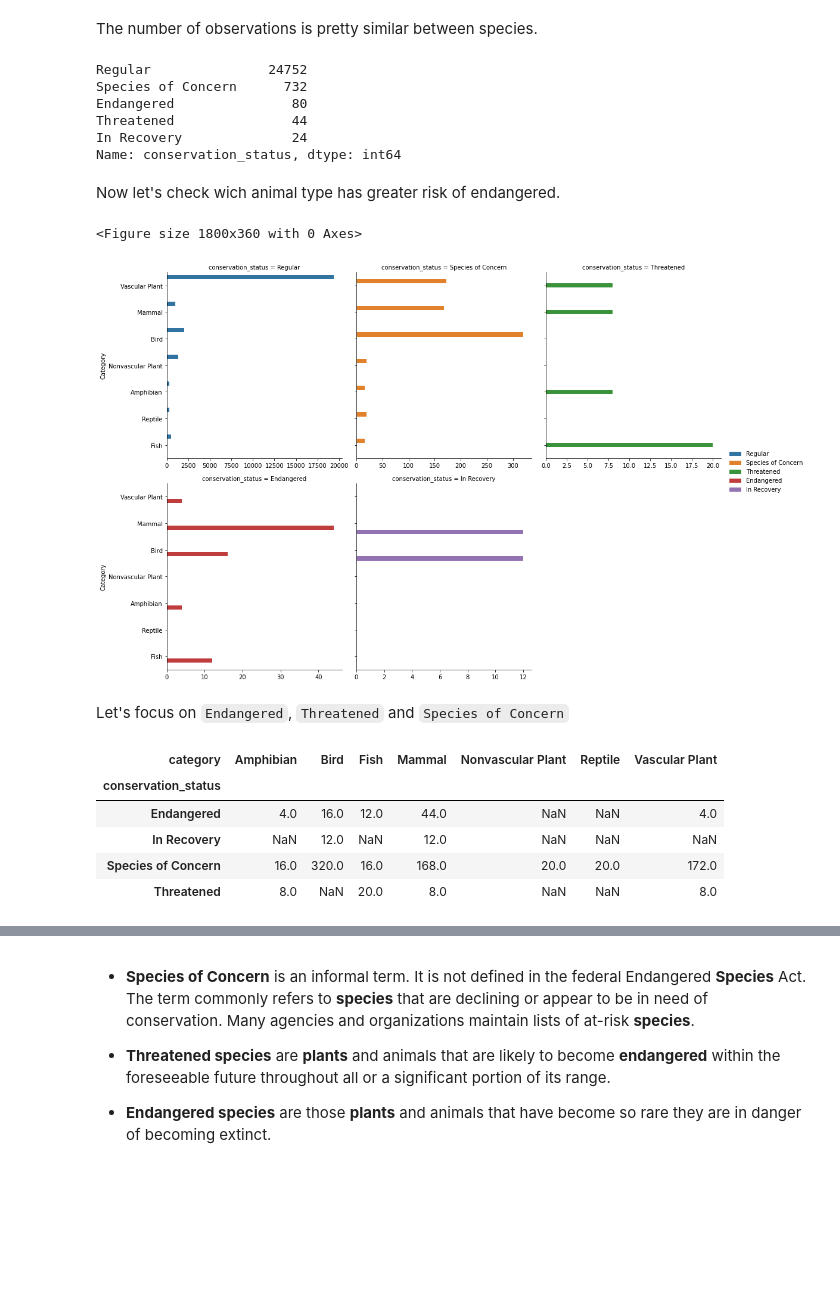
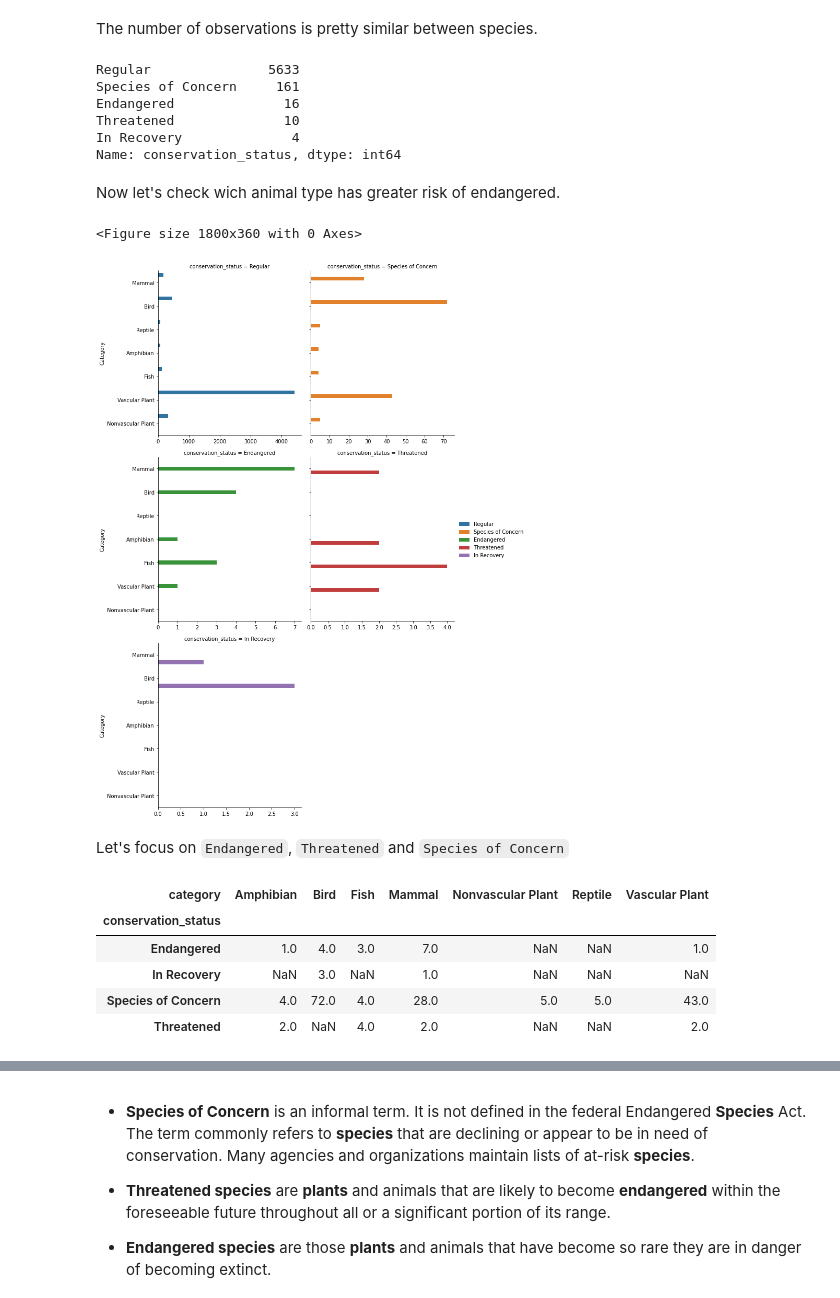
Before and after one commit to vfamim/Data-Science, a Jupyter notebook: Biodiversity/Biodiversity DataViz.ipynb, the cells around one changed output, grey strips where cells are left out. Cells and saved outputs as stored; diff of their text form; code cells hidden in the pictures; blank space fills up the shorter version.

```diff
--- a/Biodiversity/Biodiversity DataViz.ipynb
+++ b/Biodiversity/Biodiversity DataViz.ipynb
@@ -115,5 +98,5 @@ dtype: int64
 # %% [markdown]
 The Null Values are for regular situation species (not endangered). Let's fix this.
 # %%
-df['conservation_status'].fillna('Regular', inplace=True)
+df_species['conservation_status'].fillna('Regular', inplace=True)
 # %%
@@ -163,0 +132,3 @@ Dataset without duplicate has 5541 data points.
+# %%
+df_species['first_common_names'] = df_species['common_names'].str.replace(r'\W+\w+', regex=True, repl='')
+df_species.head()
@@ -202,44 +171,44 @@ plt.show()
 # %% [markdown]
 The number of observations is pretty similar between species.
 # %%
-print(df['conservation_status'].value_counts())
+print(df_species['conservation_status'].value_counts())
 # %% [output]
-Regular               24752
-Species of Concern      732
-Endangered               80
-Threatened               44
-In Recovery              24
+Regular               5633
+Species of Concern     161
+Endangered              16
+Threatened              10
+In Recovery              4
 Name: conservation_status, dtype: int64
 # %% [markdown]
 Now let's check wich animal type has greater risk of endangered.
 # %%
 plt.figure(figsize=(25, 5))
 ax = sns.catplot(
     y='category',
-    data=df,
+    data=df_species,
     hue='conservation_status',
     kind='count', col='conservation_status',
-    col_wrap = 3,
+    col_wrap = 2,
     sharex = False,
 ).add_legend()
 ax.set_axis_labels('', 'Category')
 plt.show()
 # %% [output]
 <Figure size 1800x360 with 0 Axes>
-[figure, old version]
+[figure, new version]
 # %% [markdown]
 Let's focus on `Endangered`, `Threatened` and `Species of Concern`
 # %%
-conservationCategory = df[df.conservation_status != 'Regular'].groupby(['conservation_status', 'category'])['scientific_name']\
+conservationCategory = df_species[df_species.conservation_status != 'Regular'].groupby(['conservation_status', 'category'])['scientific_name']\
 .count().unstack()
 conservationCategory
 # %% [output]
 | category | Amphibian | Bird | Fish | Mammal | Nonvascular Plant | Reptile | Vascular Plant |
 | conservation_status |  |  |  |  |  |  |  |
-| Endangered | 4.0 | 16.0 | 12.0 | 44.0 | NaN | NaN | 4.0 |
-| In Recovery | NaN | 12.0 | NaN | 12.0 | NaN | NaN | NaN |
-| Species of Concern | 16.0 | 320.0 | 16.0 | 168.0 | 20.0 | 20.0 | 172.0 |
-| Threatened | 8.0 | NaN | 20.0 | 8.0 | NaN | NaN | 8.0 |
+| Endangered | 1.0 | 4.0 | 3.0 | 7.0 | NaN | NaN | 1.0 |
+| In Recovery | NaN | 3.0 | NaN | 1.0 | NaN | NaN | NaN |
+| Species of Concern | 4.0 | 72.0 | 4.0 | 28.0 | 5.0 | 5.0 | 43.0 |
+| Threatened | 2.0 | NaN | 4.0 | 2.0 | NaN | NaN | 2.0 |
 # %%
 ax = conservationCategory.plot(kind='bar', figsize=(10,8), stacked=True)
 ax.set_xlabel('Conservation Status')
```
Also changed, not shown: parts of 39 cells of this notebook.
